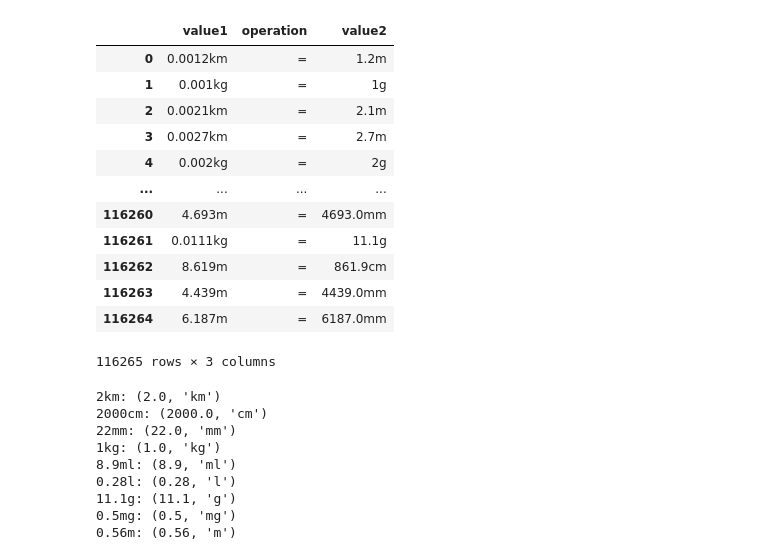
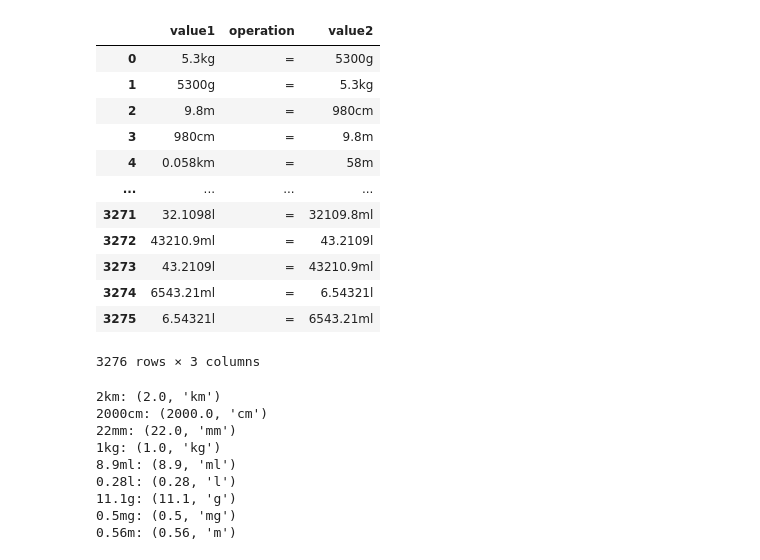
Before and after one commit to sucpark/NumericalNet, a Jupyter notebook: notebooks/test_numericnet_v1.ipynb, the cells around one changed output. Saved outputs shown, nothing was run; the diff lists cells and outputs as text; code cells hidden in the pictures.

```diff
--- a/notebooks/test_numericnet_v1.ipynb
+++ b/notebooks/test_numericnet_v1.ipynb
@@ -25,21 +25,21 @@ To enable the following instructions: AVX2 FMA, in other operations, rebuild Ten
 # %%
-data_path = "../data/numeric_embedding_data_v4.xlsx"
+data_path = "/workspace/Data/NumericalNet/20240331_numericalnet_data_from_claude.xlsx"
 data = pd.read_excel(data_path, engine='openpyxl', sheet_name='equal')
 data
 # %% [output]
 |  | value1 | operation | value2 |
-| 0 | 0.0012km | = | 1.2m |
-| 1 | 0.001kg | = | 1g |
-| 2 | 0.0021km | = | 2.1m |
-| 3 | 0.0027km | = | 2.7m |
-| 4 | 0.002kg | = | 2g |
+| 0 | 5.3kg | = | 5300g |
+| 1 | 5300g | = | 5.3kg |
+| 2 | 9.8m | = | 980cm |
+| 3 | 980cm | = | 9.8m |
+| 4 | 0.058km | = | 58m |
 | ... | ... | ... | ... |
-| 116260 | 4.693m | = | 4693.0mm |
-| 116261 | 0.0111kg | = | 11.1g |
-| 116262 | 8.619m | = | 861.9cm |
-| 116263 | 4.439m | = | 4439.0mm |
-| 116264 | 6.187m | = | 6187.0mm |
+| 3271 | 32.1098l | = | 32109.8ml |
+| 3272 | 43210.9ml | = | 43.2109l |
+| 3273 | 43.2109l | = | 43210.9ml |
+| 3274 | 6543.21ml | = | 6.54321l |
+| 3275 | 6.54321l | = | 6543.21ml |
-116265 rows × 3 columns
+3276 rows × 3 columns
 # %%
 # Test: get_digit_and_unit
 test_data = ["2km", "2000cm", "22mm", "1kg", "8.9ml", "0.28l", "11.1g", "0.5mg", "0.56m"]
```
Also changed, not shown: parts of 1 cell of this notebook, 1 other file.
